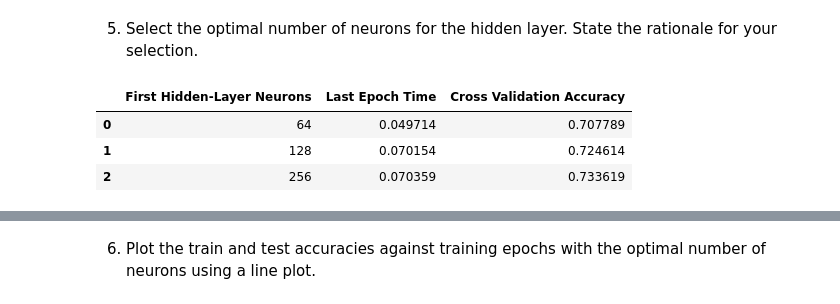
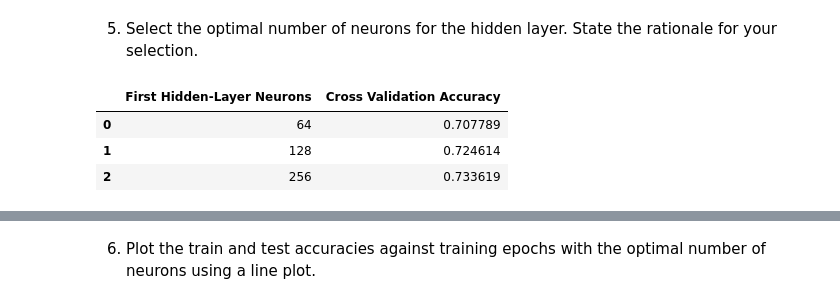
Before and after one commit to advaitbd/SC4001-Assignment, a Jupyter notebook: PartA_3.ipynb, the cells around one changed output, grey strips where cells are left out. Cells and saved outputs as stored; diff of their text form; code cells hidden in the pictures.

```diff
--- a/PartA_3.ipynb
+++ b/PartA_3.ipynb
@@ -227,12 +227,11 @@ plt.show()
 5. Select the optimal number of neurons for the hidden layer. State the rationale for your selection.
 # %%
 df = pd.DataFrame({'First Hidden-Layer Neurons': num_neurons,
-                   'Last Epoch Time': cross_validation_times,
                    'Cross Validation Accuracy': cross_validation_accuracies
                   })
 df
 # %% [output]
-|  | First Hidden-Layer Neurons | Last Epoch Time | Cross Validation Accuracy |
-| 0 | 64 | 0.049714 | 0.707789 |
-| 1 | 128 | 0.070154 | 0.724614 |
-| 2 | 256 | 0.070359 | 0.733619 |
+|  | First Hidden-Layer Neurons | Cross Validation Accuracy |
+| 0 | 64 | 0.707789 |
+| 1 | 128 | 0.724614 |
+| 2 | 256 | 0.733619 |
```
Also changed, not shown: parts of 4 cells of this notebook, 8 other files.
